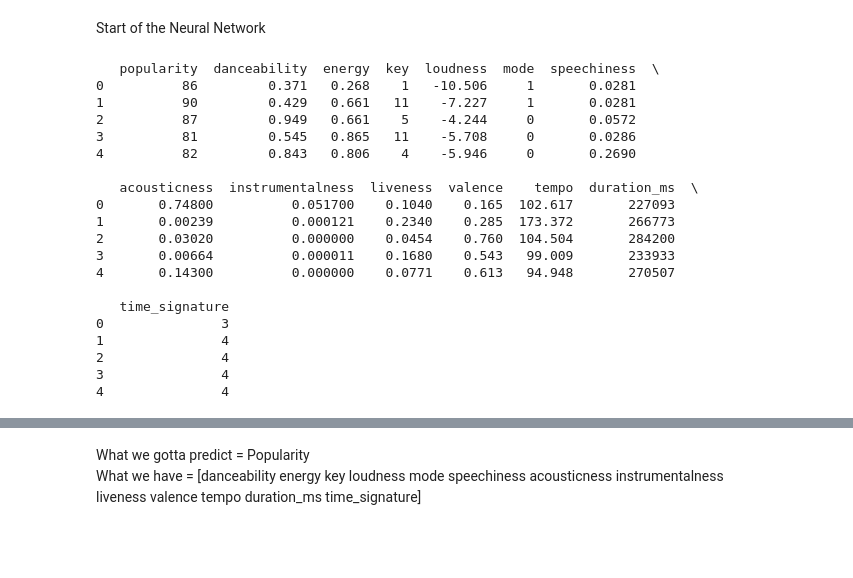
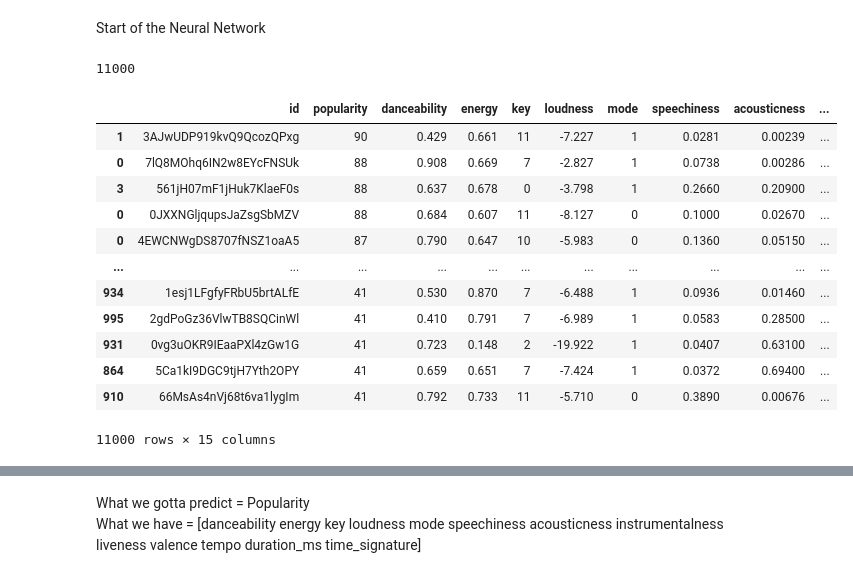
Before and after one commit to adityakris03/CDC2023, a Jupyter notebook: neuralnetwork.ipynb, the cells around one changed output, grey strips where cells are left out. Cells and saved outputs as stored; diff of their text form; code cells hidden in the pictures; blank space fills up the shorter version.

```diff
--- a/neuralnetwork.ipynb
+++ b/neuralnetwork.ipynb
@@ -11,28 +11,25 @@ dfs = []
 for year in range(2000, 2011):
     dfs.append(pd.read_csv(f'{year}.csv'))
 df = pd.concat(dfs)
+df = df.sort_values(by='popularity', ascending=False)
+top50 = df.iloc[:50]
 len(df)
-df = df.drop('id', axis = 1)
+#df = df.drop('id', axis = 1)
+# %% [output]
+11000
-# %%
-print(df.head())
-# %% [output]
-   popularity  danceability  energy  key  loudness  mode  speechiness  \
-0          86         0.371   0.268    1   -10.506     1       0.0281
-1          90         0.429   0.661   11    -7.227     1       0.0281
-2          87         0.949   0.661    5    -4.244     0       0.0572
-3          81         0.545   0.865   11    -5.708     0       0.0286
-4          82         0.843   0.806    4    -5.946     0       0.2690
-
-   acousticness  instrumentalness  liveness  valence    tempo  duration_ms  \
-0       0.74800          0.051700    0.1040    0.165  102.617       227093
-1       0.00239          0.000121    0.2340    0.285  173.372       266773
-2       0.03020          0.000000    0.0454    0.760  104.504       284200
-3       0.00664          0.000011    0.1680    0.543   99.009       233933
-4       0.14300          0.000000    0.0771    0.613   94.948       270507
-
-   time_signature
-0               3
-1               4
-2               4
-3               4
-4               4
+# %%
+df
+# %% [output]
+|  | id | popularity | danceability | energy | key | loudness | mode | speechiness | acousticness | ... |
+| 1 | 3AJwUDP919kvQ9QcozQPxg | 90 | 0.429 | 0.661 | 11 | -7.227 | 1 | 0.0281 | 0.00239 | ... |
+| 0 | 7lQ8MOhq6IN2w8EYcFNSUk | 88 | 0.908 | 0.669 | 7 | -2.827 | 1 | 0.0738 | 0.00286 | ... |
+| 3 | 561jH07mF1jHuk7KlaeF0s | 88 | 0.637 | 0.678 | 0 | -3.798 | 1 | 0.2660 | 0.20900 | ... |
+| 0 | 0JXXNGljqupsJaZsgSbMZV | 88 | 0.684 | 0.607 | 11 | -8.127 | 0 | 0.1000 | 0.02670 | ... |
+| 0 | 4EWCNWgDS8707fNSZ1oaA5 | 87 | 0.790 | 0.647 | 10 | -5.983 | 0 | 0.1360 | 0.05150 | ... |
+| ... | ... | ... | ... | ... | ... | ... | ... | ... | ... | ... |
+| 934 | 1esj1LFgfyFRbU5brtALfE | 41 | 0.530 | 0.870 | 7 | -6.488 | 1 | 0.0936 | 0.01460 | ... |
+| 995 | 2gdPoGz36VlwTB8SQCinWl | 41 | 0.410 | 0.791 | 7 | -6.989 | 1 | 0.0583 | 0.28500 | ... |
+| 931 | 0vg3uOKR9IEaaPXl4zGw1G | 41 | 0.723 | 0.148 | 2 | -19.922 | 1 | 0.0407 | 0.63100 | ... |
+| 864 | 5Ca1kI9DGC9tjH7Yth2OPY | 41 | 0.659 | 0.651 | 7 | -7.424 | 1 | 0.0372 | 0.69400 | ... |
+| 910 | 66MsAs4nVj68t6va1lygIm | 41 | 0.792 | 0.733 | 11 | -5.710 | 0 | 0.3890 | 0.00676 | ... |
+11000 rows × 15 columns
```
Also changed, not shown: parts of 5 cells of this notebook.
